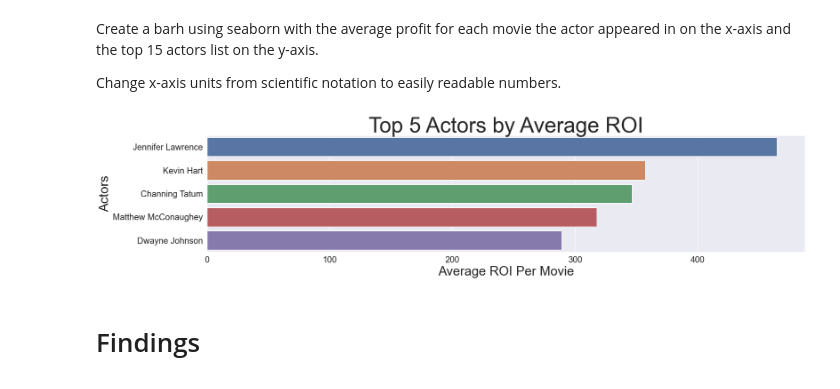
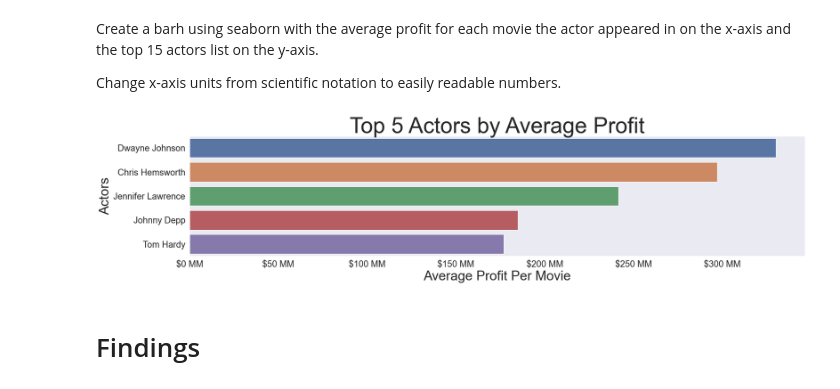
Before and after one commit to JordanMang/phase_1_id10t_team, a Jupyter notebook: primary_notebook.ipynb, the cells around one changed output. Cells and saved outputs as stored; diff of their text form; code cells hidden in the pictures.

```diff
--- a/primary_notebook.ipynb
+++ b/primary_notebook.ipynb
@@ -599,26 +601,27 @@ Create a barh using seaborn with the average profit for each movie the director
 
 Change x-axis units from scientific notation to easily readable numbers.
 # %%
-sns.set(style="whitegrid")
+sns.set(style="white")
 
 sns.color_palette("rocket")
 
 sns.set(rc = {'figure.figsize':(25,5)})
 
-g = sns.barplot(x='average_roi', y='director_name', data=directing_df.head(5))
+g = sns.barplot(x='average_profit', y='director_name', data=directing_df.head(5))
 
 plt.ticklabel_format(axis='x', style='plain')
-plt.title('Top Directors by Average ROI', fontsize=50)
-plt.xlabel('Average ROI Per Movie', fontsize=30)
+plt.title('Top Directors by Average Profit', fontsize=50)
+plt.xlabel('Average Profit Per Movie', fontsize=30)
 plt.ylabel('Directors', fontsize=30)
 plt.xticks(fontsize=20)
 plt.yticks(fontsize=20)
+plt.grid(False)
 
 ticks_loc = g.get_xticks().tolist()
 #g.xaxis.set_major_locator(mticker.FixedLocator(ticks_loc))
 
 #g.set_xticklabels([label_format.format(x) for x in ticks_loc])
 
-#xlabels = ['{:,.0f}'.format(x) + ' %' for x in g.get_xticks()/1000000]
-#g.set_xticklabels(xlabels);
+xlabels = ['${:,.0f}'.format(x) + ' MM' for x in g.get_xticks()/1000000]
+g.set_xticklabels(xlabels);
 # %% [output]
@@ -758,7 +761,7 @@ avg_actor = []
 
 for actor in top_15_actors:
     actors_filtered = actors_df.loc[actors_df['primary_name'] == actor]
-    avg_actor.append(actors_filtered.perc_return.mean())
+    avg_actor.append(actors_filtered.profit.mean())
 
 avg_actor[0]
 # %% [output]
@@ -767,11 +770,11 @@ avg_actor[0]
 Create a dataframe using zip with the top 15 actors and average profit lists
 # %%
 acting_df = pd.DataFrame(list(zip(top_15_actors, avg_actor)),
-               columns =['actor_name', 'average_roi'])
+               columns =['actor_name', 'average_profit'])
 # %% [markdown]
 Sort the dataframe by 'average_profit'
 # %%
-acting_df.sort_values(by='average_roi', inplace=True, ascending=False)
+acting_df.sort_values(by='average_profit', inplace=True, ascending=False)
 # %% [markdown]
 # Actors data visualization
 # %%
@@ -798,24 +801,25 @@ Change x-axis units from scientific notation to easily readable numbers.
 # %%
 sns.set(style="whitegrid")
 
 sns.color_palette("rocket")
 
 sns.set(rc = {'figure.figsize':(25,5)})
 
-g = sns.barplot(x='average_roi', y='actor_name', data=acting_df.head(5))
+g = sns.barplot(x='average_profit', y='actor_name', data=acting_df.head(5))
 
-plt.title('Top 5 Actors by Average ROI', fontsize=50)
-plt.xlabel('Average ROI Per Movie', fontsize=30)
+plt.title('Top 5 Actors by Average Profit', fontsize=50)
+plt.xlabel('Average Profit Per Movie', fontsize=30)
 plt.ylabel('Actors', fontsize=30)
 plt.xticks(fontsize=20)
 plt.yticks(fontsize=20)
+plt.grid(False)
 
 plt.ticklabel_format(axis='x', style='plain')
 
-#xlabels = ['{:,.0f}'.format(x) + ' MM' for x in g.get_xticks()/1000000]
-#g.set_xticklabels(xlabels);
+xlabels = ['${:,.0f}'.format(x) + ' MM' for x in g.get_xticks()/1000000]
+g.set_xticklabels(xlabels);
 # %% [output]
-[figure, old version]
+[figure, new version]
 # %% [markdown]
 # Findings
 # %% [markdown]
```
Also changed, not shown: parts of 27 cells of this notebook, 1 other file.
